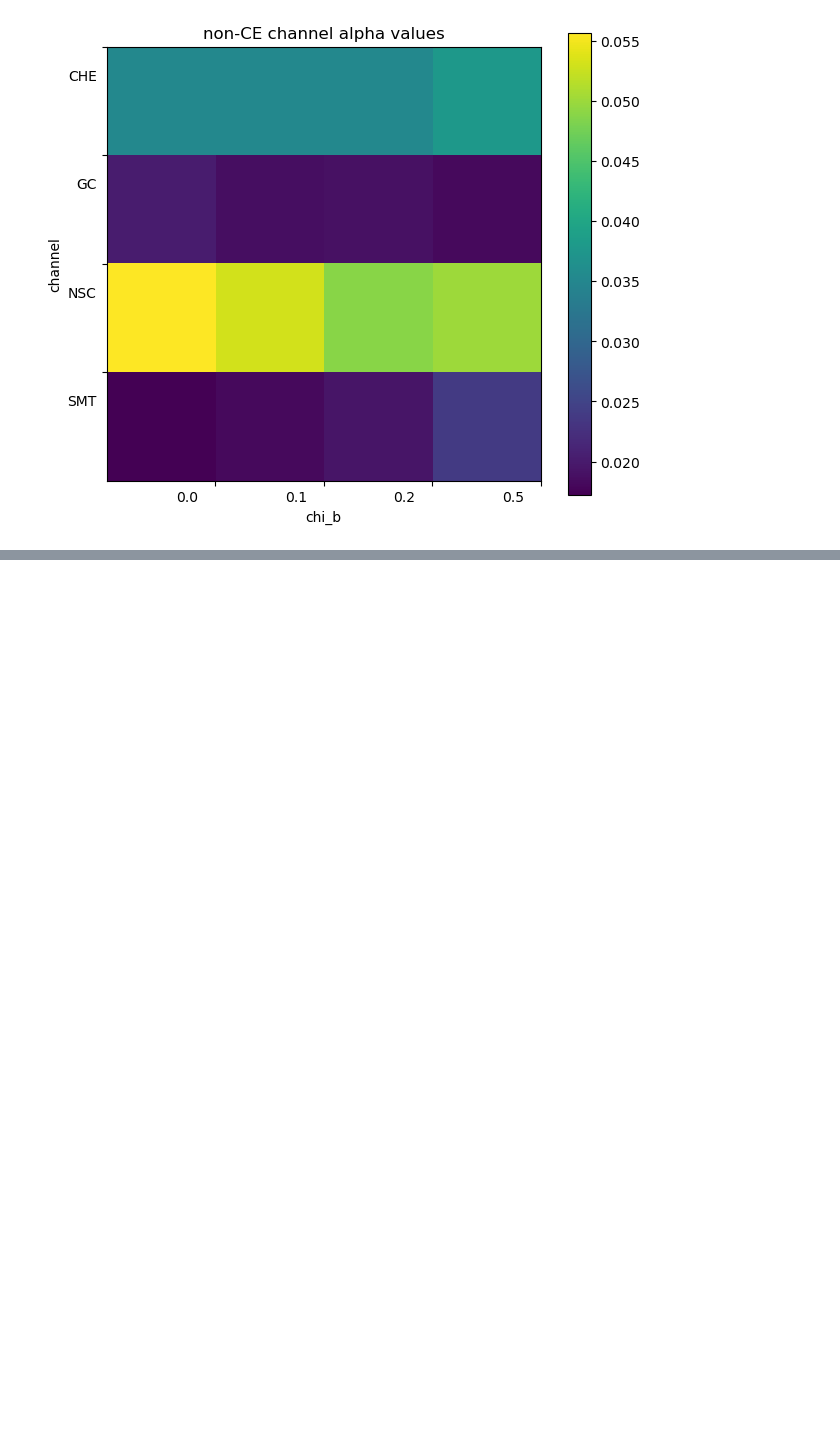
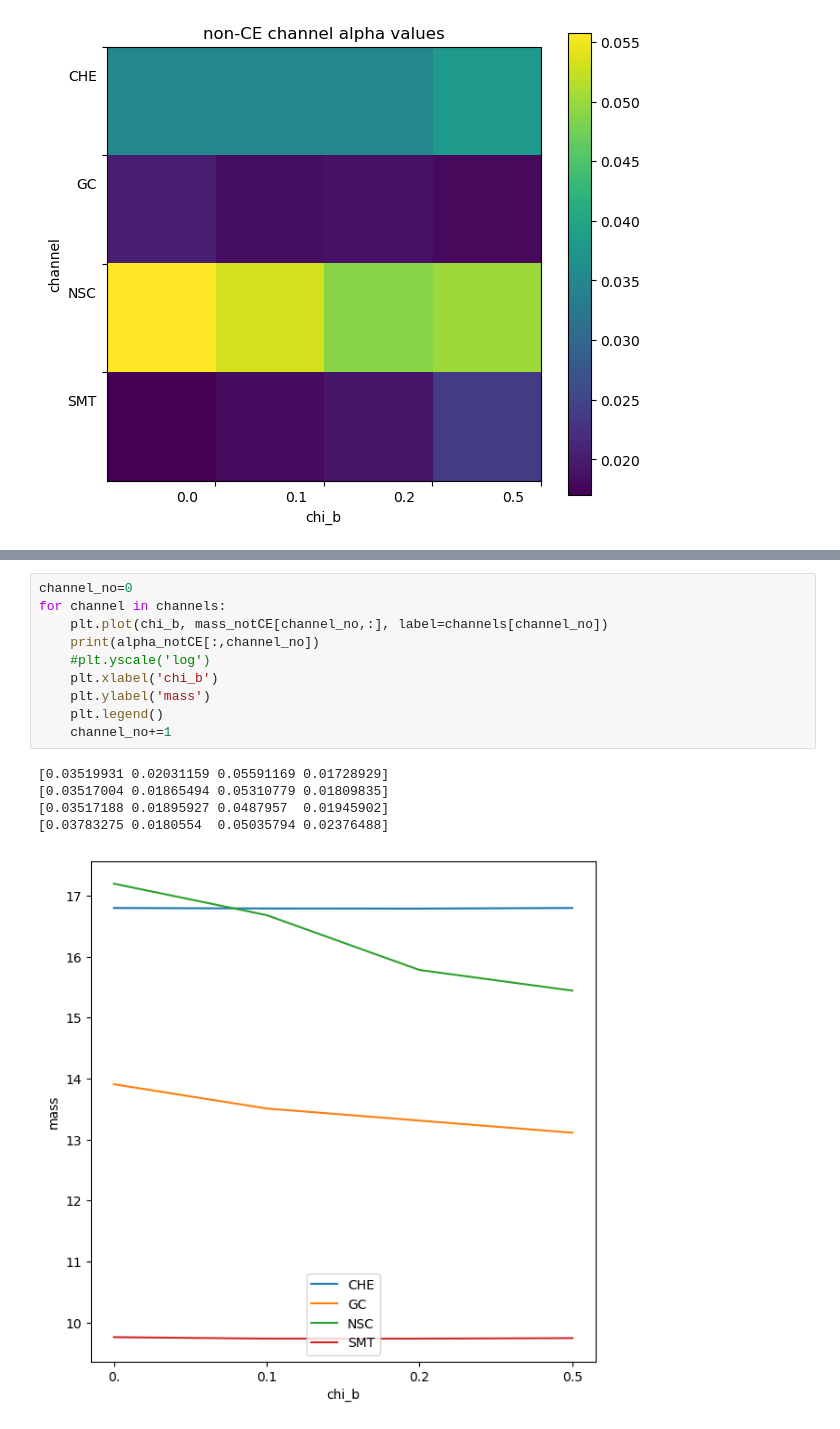
Before and after one commit to scolloms/AMAZE_model_selection, a Jupyter notebook: alpha_sensitivity_interp.ipynb, the cells around one changed output, grey strips where cells are left out. Saved outputs shown, nothing was run; the diff lists cells and outputs as text; blank space fills up the shorter version.

```diff
--- a/alpha_sensitivity_interp.ipynb
+++ b/alpha_sensitivity_interp.ipynb
@@ -153,0 +176,16 @@ for channel in channels:
+# %%
+channel_no=0
+for channel in channels:
+    plt.plot(chi_b, mass_notCE[channel_no,:], label=channels[channel_no])
+    print(alpha_notCE[:,channel_no])
+    #plt.yscale('log')
+    plt.xlabel('chi_b')
+    plt.ylabel('mass')
+    plt.legend()
+    channel_no+=1
+# %% [output]
+[0.03519931 0.02031159 0.05591169 0.01728929]
+[0.03517004 0.01865494 0.05310779 0.01809835]
+[0.03517188 0.01895927 0.0487957  0.01945902]
+[0.03783275 0.0180554  0.05035794 0.02376488]
+[figure, added]
```
Also changed, not shown: parts of 7 cells of this notebook, 5 other files.
